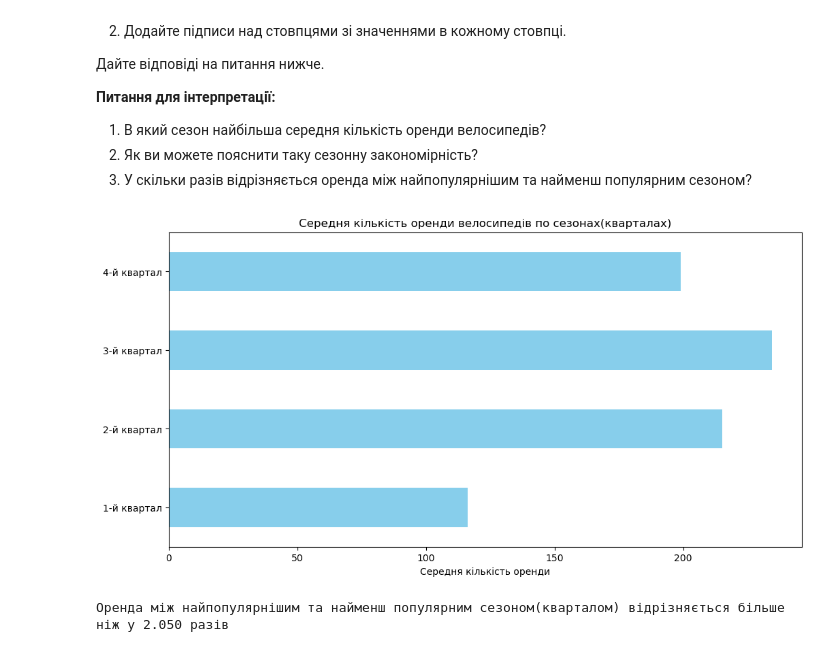
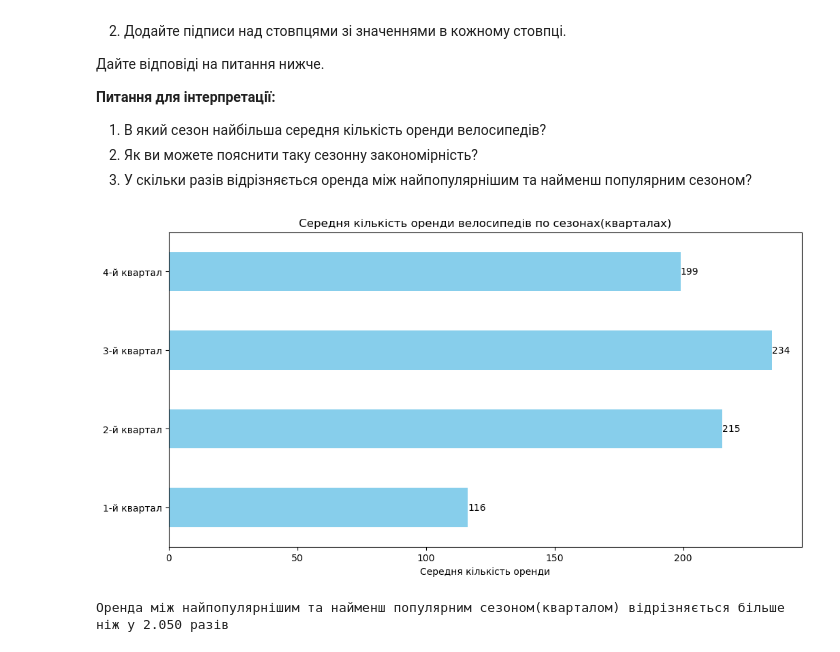
Before and after one commit to olesia-za/python_for_ds_tasks, a Jupyter notebook: hometasks/OZ_Done_10_HW1_Data_visualization_with_Pandas_ipynb.ipynb, the cells around one changed output. Cells and saved outputs as stored; diff of their text form; code cells hidden in the pictures.

Commit message:
update hw1_visualization-2

```diff
--- a/hometasks/OZ_Done_10_HW1_Data_visualization_with_Pandas_ipynb.ipynb
+++ b/hometasks/OZ_Done_10_HW1_Data_visualization_with_Pandas_ipynb.ipynb
@@ -174,17 +174,18 @@ df.groupby('date')['count'].sum().plot(
 # %%
 ax = df.groupby('season')['count'].mean().plot.barh(
     figsize=(12, 6),
     title='Середня кількість оренди велосипедів по сезонах(кварталах)',
     xlabel='Середня кількість оренди',
     ylabel='',
     color='skyblue')
 
-ax.set_yticklabels([ '1-й квартал', '2-й квартал', '3-й квартал', '4-й квартал']);
+ax.set_yticklabels([ '1-й квартал', '2-й квартал', '3-й квартал', '4-й квартал'])
+ax.bar_label(ax.containers[0], fmt='%.0f');
 # 1) у 3-му кварталі (липень, серпень, вересень) середня кількість оренда велосипедів найвища
 # 2) погодні умови, світовий день довше та сезон відпусток можуть впливати на активність людей, що призводить до збільшення оренди влітку
 # 3)
 # %% [output]
-[figure, old version]
+[figure, new version]
 # %%
 # 3)
 print(f'Оренда між найпопулярнішим та найменш популярним сезоном(кварталом) відрізняється більше ніж у {df[df['season']==3]['count'].sum() / df[df['season']==1]['count'].sum():.3f} разів')
```
